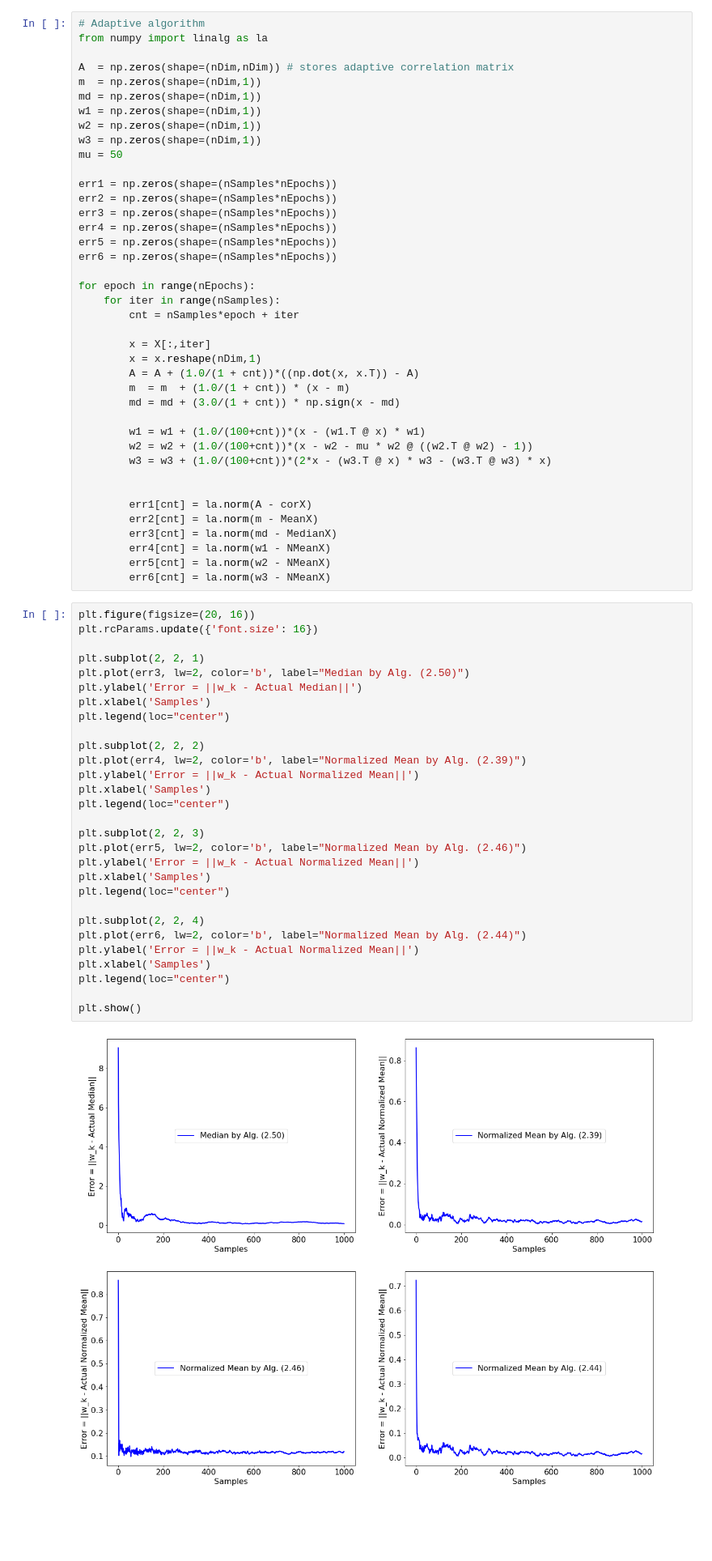
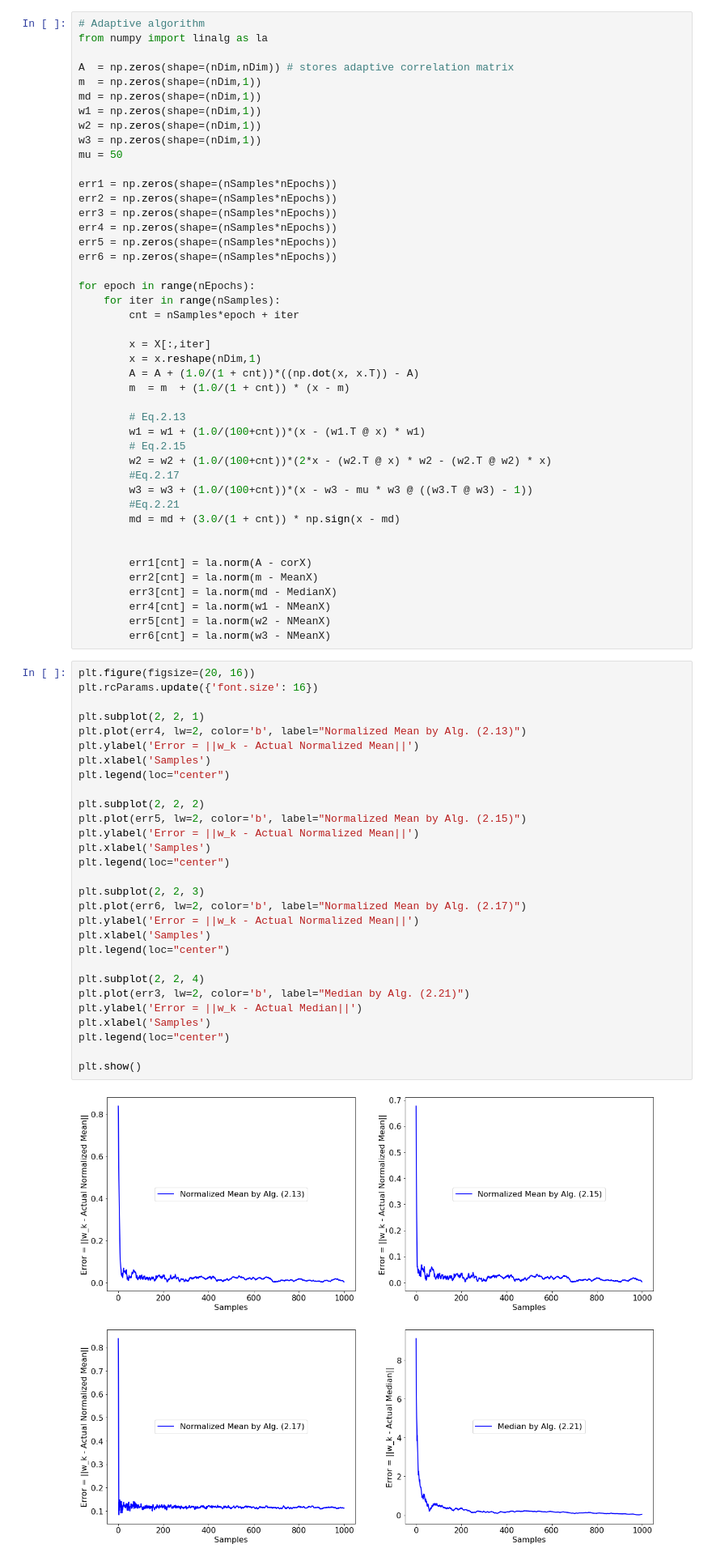
Before and after one commit to cchatterj0/AdaptiveMLAlgorithms, a Jupyter notebook: Chapter2-Cov-Mean-Median/MeanMedian.ipynb, the cells around one changed output. Shown: that part at 81% size. Saved outputs shown, nothing was run; the diff lists cells and outputs as text; blank space fills up the shorter version.

```diff
--- a/Chapter2-Cov-Mean-Median/MeanMedian.ipynb
+++ b/Chapter2-Cov-Mean-Median/MeanMedian.ipynb
@@ -121,11 +122,15 @@ for epoch in range(nEpochs):
         x = x.reshape(nDim,1)
         A = A + (1.0/(1 + cnt))*((np.dot(x, x.T)) - A)
         m  = m  + (1.0/(1 + cnt)) * (x - m)
+
+        # Eq.2.13
+        w1 = w1 + (1.0/(100+cnt))*(x - (w1.T @ x) * w1)
+        # Eq.2.15
+        w2 = w2 + (1.0/(100+cnt))*(2*x - (w2.T @ x) * w2 - (w2.T @ w2) * x)
+        #Eq.2.17
+        w3 = w3 + (1.0/(100+cnt))*(x - w3 - mu * w3 @ ((w3.T @ w3) - 1))
+        #Eq.2.21
         md = md + (3.0/(1 + cnt)) * np.sign(x - md)
-
-        w1 = w1 + (1.0/(100+cnt))*(x - (w1.T @ x) * w1)
-        w2 = w2 + (1.0/(100+cnt))*(x - w2 - mu * w2 @ ((w2.T @ w2) - 1))
-        w3 = w3 + (1.0/(100+cnt))*(2*x - (w3.T @ x) * w3 - (w3.T @ w3) * x)
 
 
         err1[cnt] = la.norm(A - corX)
@@ -137,31 +142,31 @@ for epoch in range(nEpochs):
 # %%
 plt.figure(figsize=(20, 16))
 plt.rcParams.update({'font.size': 16})
 
 plt.subplot(2, 2, 1)
-plt.plot(err3, lw=2, color='b', label="Median by Alg. (2.50)")
-plt.ylabel('Error = ||w_k - Actual Median||')
+plt.plot(err4, lw=2, color='b', label="Normalized Mean by Alg. (2.13)")
+plt.ylabel('Error = ||w_k - Actual Normalized Mean||')
 plt.xlabel('Samples')
 plt.legend(loc="center")
 
 plt.subplot(2, 2, 2)
-plt.plot(err4, lw=2, color='b', label="Normalized Mean by Alg. (2.39)")
+plt.plot(err5, lw=2, color='b', label="Normalized Mean by Alg. (2.15)")
 plt.ylabel('Error = ||w_k - Actual Normalized Mean||')
 plt.xlabel('Samples')
 plt.legend(loc="center")
 
 plt.subplot(2, 2, 3)
-plt.plot(err5, lw=2, color='b', label="Normalized Mean by Alg. (2.46)")
+plt.plot(err6, lw=2, color='b', label="Normalized Mean by Alg. (2.17)")
 plt.ylabel('Error = ||w_k - Actual Normalized Mean||')
 plt.xlabel('Samples')
 plt.legend(loc="center")
 
 plt.subplot(2, 2, 4)
-plt.plot(err6, lw=2, color='b', label="Normalized Mean by Alg. (2.44)")
-plt.ylabel('Error = ||w_k - Actual Normalized Mean||')
+plt.plot(err3, lw=2, color='b', label="Median by Alg. (2.21)")
+plt.ylabel('Error = ||w_k - Actual Median||')
 plt.xlabel('Samples')
 plt.legend(loc="center")
 
 plt.show()
 # %% [output]
-[figure, old version]
+[figure, new version]
```
Also changed, not shown: parts of 3 cells of this notebook, 14 other files.
